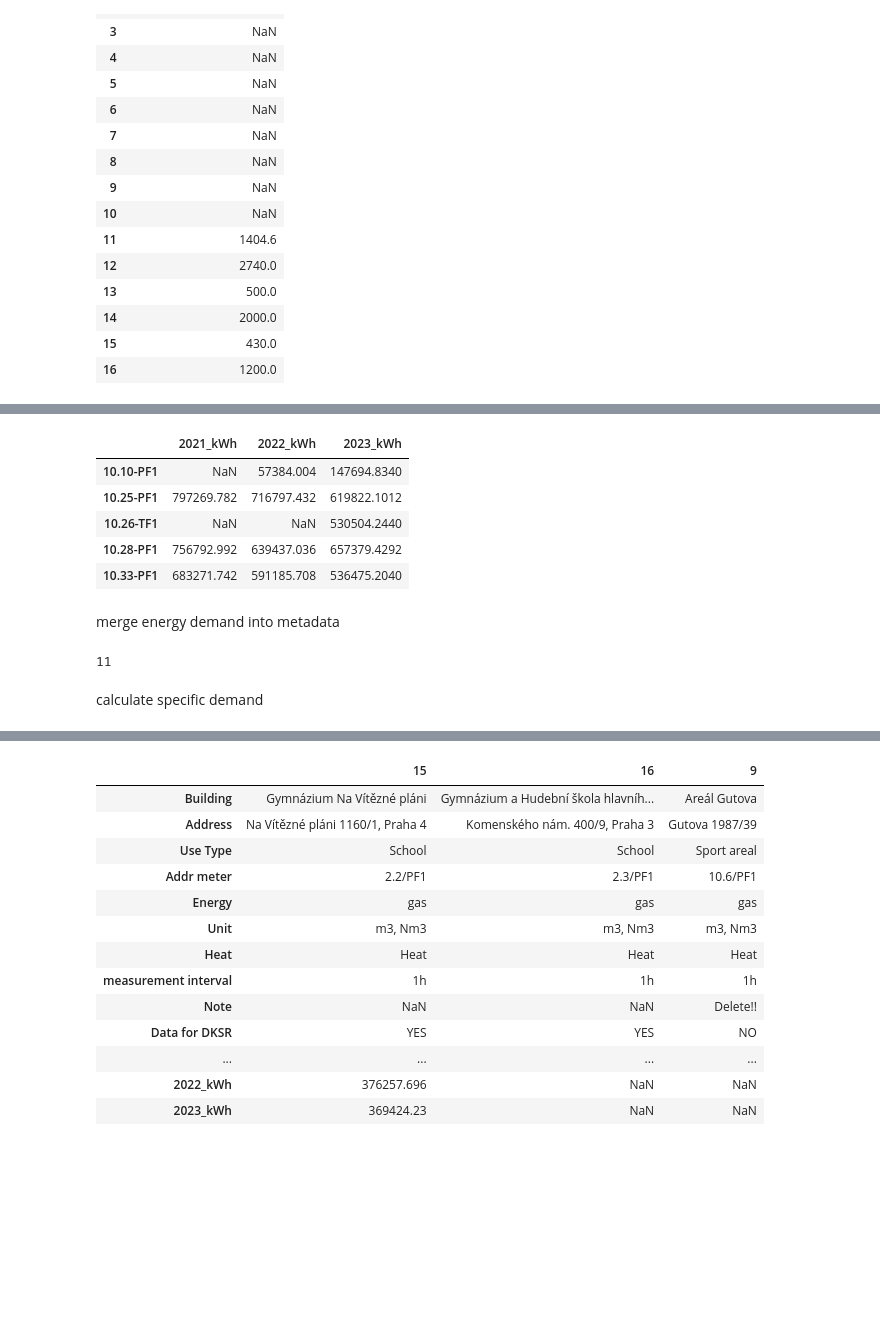
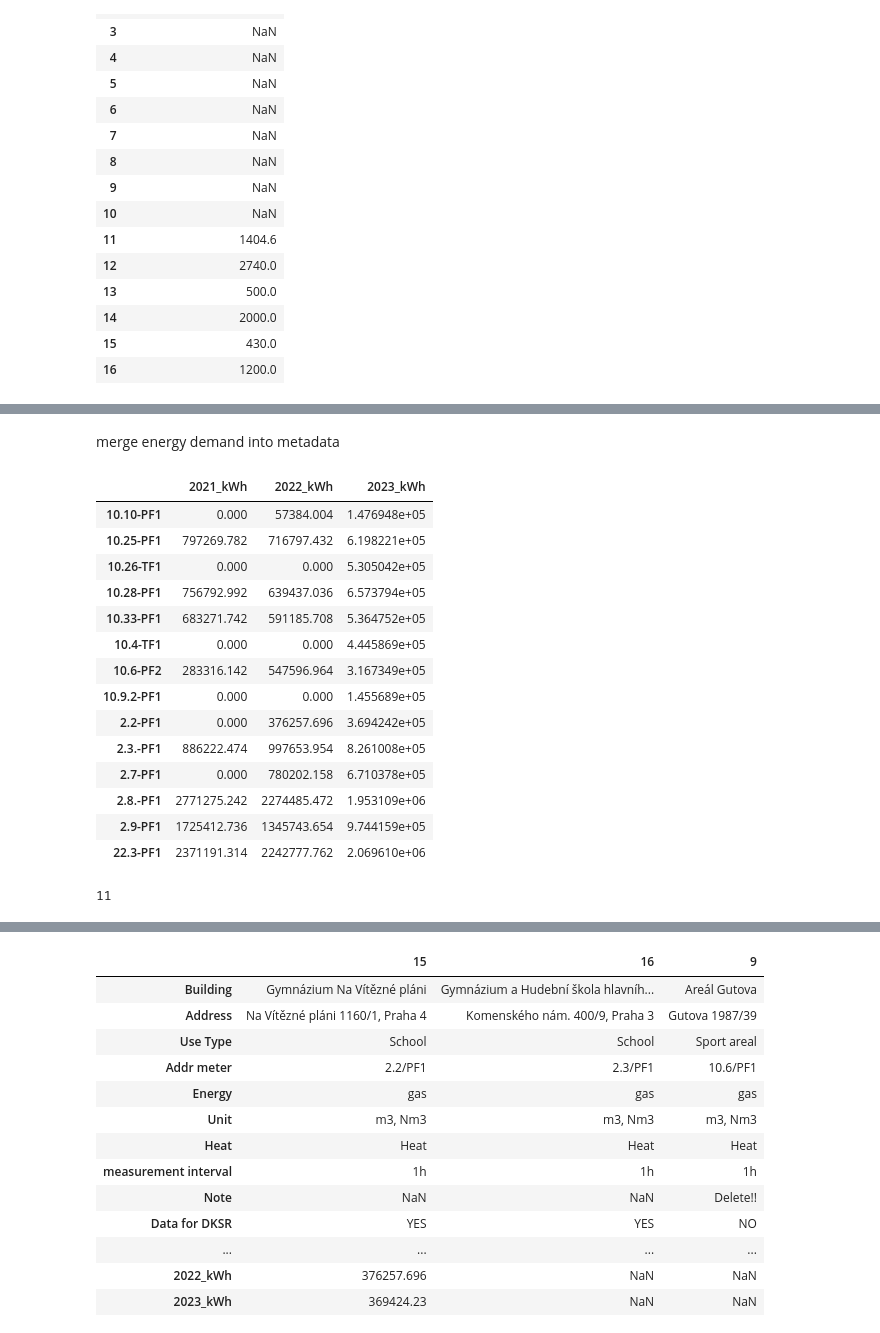
Before and after one commit to DKSR-CI/ci_city_mission_prague_2024, a Jupyter notebook: usecase_energy/notebooks/05-jz-compare_buildings.ipynb, the cells around one changed output, grey strips where cells are left out. Saved outputs shown, nothing was run; the diff lists cells and outputs as text; code cells hidden in the pictures; blank space fills up the shorter version.

```diff
--- a/usecase_energy/notebooks/05-jz-compare_buildings.ipynb
+++ b/usecase_energy/notebooks/05-jz-compare_buildings.ipynb
@@ -59,12 +42,0 @@ fig.show()
-# %%
-demand_yearly_kwh = all_buildings_yearly_kwh.T
-demand_yearly_kwh.rename(columns={c:f"{c}_kWh" for c in demand_yearly_kwh.columns}, inplace=True)
-demand_yearly_kwh.head()
-## Delete 10.10PF1 - invalid data for 2022
-# %% [output]
-|  | 2021_kWh | 2022_kWh | 2023_kWh |
-| 10.10-PF1 | NaN | 57384.004 | 147694.8340 |
-| 10.25-PF1 | 797269.782 | 716797.432 | 619822.1012 |
-| 10.26-TF1 | NaN | NaN | 530504.2440 |
-| 10.28-PF1 | 756792.992 | 639437.036 | 657379.4292 |
-| 10.33-PF1 | 683271.742 | 591185.708 | 536475.2040 |
@@ -71,5 +45,27 @@ demand_yearly_kwh.head()
 # %% [markdown]
 merge energy demand into metadata
+# %%
+demand_yearly_kwh = all_buildings_yearly_kwh.T
+demand_yearly_kwh.rename(columns={c:f"{c}_kWh" for c in demand_yearly_kwh.columns}, inplace=True)
+demand_yearly_kwh.fillna(0, inplace=True)
+demand_yearly_kwh
+## Delete 10.10PF1 - invalid data for 2022
+# %% [output]
+|  | 2021_kWh | 2022_kWh | 2023_kWh |
+| 10.10-PF1 | 0.000 | 57384.004 | 1.476948e+05 |
+| 10.25-PF1 | 797269.782 | 716797.432 | 6.198221e+05 |
+| 10.26-TF1 | 0.000 | 0.000 | 5.305042e+05 |
+| 10.28-PF1 | 756792.992 | 639437.036 | 6.573794e+05 |
+| 10.33-PF1 | 683271.742 | 591185.708 | 5.364752e+05 |
+| 10.4-TF1 | 0.000 | 0.000 | 4.445869e+05 |
+| 10.6-PF2 | 283316.142 | 547596.964 | 3.167349e+05 |
+| 10.9.2-PF1 | 0.000 | 0.000 | 1.455689e+05 |
+| 2.2-PF1 | 0.000 | 376257.696 | 3.694242e+05 |
+| 2.3.-PF1 | 886222.474 | 997653.954 | 8.261008e+05 |
+| 2.7-PF1 | 0.000 | 780202.158 | 6.710378e+05 |
+| 2.8.-PF1 | 2771275.242 | 2274485.472 | 1.953109e+06 |
+| 2.9-PF1 | 1725412.736 | 1345743.654 | 9.744159e+05 |
+| 22.3-PF1 | 2371191.314 | 2242777.762 | 2.069610e+06 |
 # %%
 def get_demand(row, col):
     try:
@@ -83,5 +79,3 @@ for c in demand_yearly_kwh.columns:
 metadata["Energy reference surface (m2)"].notna().sum()
 # %% [output]
 11
-# %% [markdown]
-calculate specific demand
```
Also changed, not shown: parts of 5 cells of this notebook.
